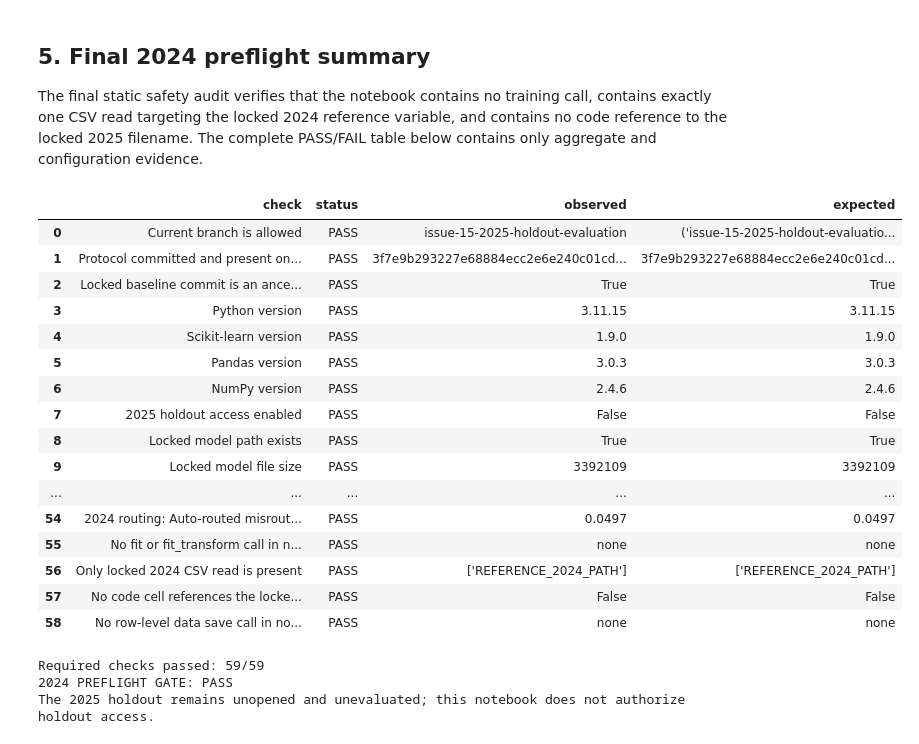
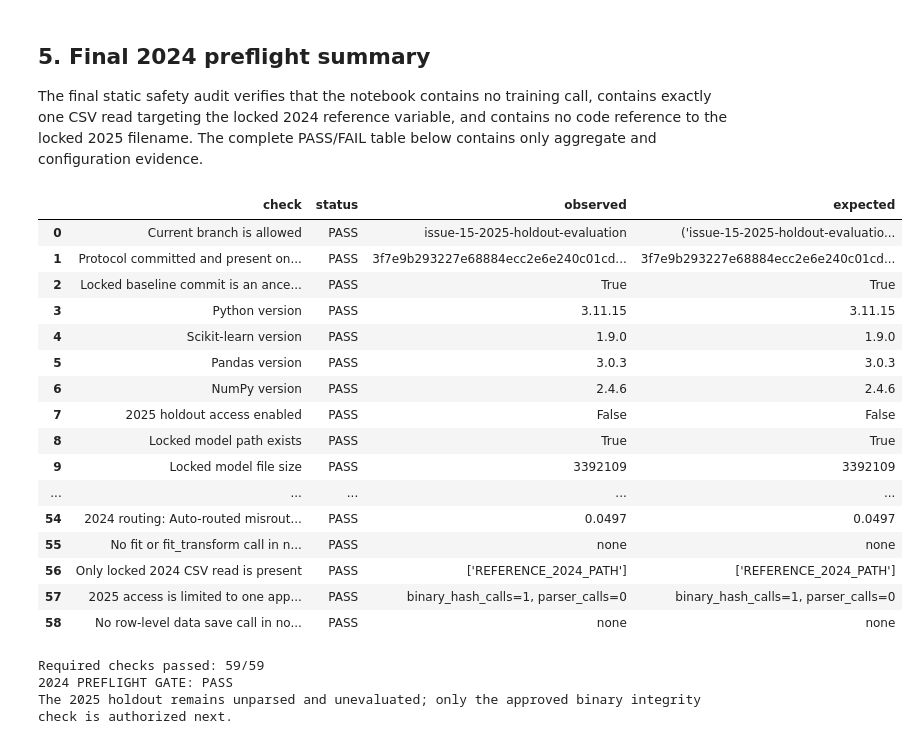
Before and after one commit to rihua-tech/financial-complaint-auto-routing-nlp, a Jupyter notebook: notebooks/07_2025_out_of_time_validation.ipynb, the cells around one changed output. Drawn from its saved outputs; the diff is of its cells as text; code cells hidden in the pictures.

Commit message:
test: verify 2025 holdout file integrity

```diff
--- a/notebooks/07_2025_out_of_time_validation.ipynb
+++ b/notebooks/07_2025_out_of_time_validation.ipynb
@@ -617,6 +620,9 @@ with NOTEBOOK_PATH.open("r", encoding="utf-8") as notebook_handle:
 code_cells = [cell.source for cell in notebook_document.cells if cell.cell_type == "code"]
 forbidden_training_calls = []
 csv_read_arguments = []
+approved_holdout_hash_calls = []
+holdout_parser_calls = []
+parser_call_names = {"read_csv", "read_table", "read_fwf", "read_json", "read_parquet"}
 for cell_index, source in enumerate(code_cells):
     syntax_tree = ast.parse(source)
     for node in ast.walk(syntax_tree):
@@ -632,6 +638,10 @@ for cell_index, source in enumerate(code_cells):
             forbidden_training_calls.append((cell_index, call_name))
         if call_name == "read_csv" and node.args:
             csv_read_arguments.append(ast.unparse(node.args[0]))
+        if call_name == "sha256_file" and node.args and ast.unparse(node.args[0]) == "HOLDOUT_2025_PATH":
+            approved_holdout_hash_calls.append(cell_index)
+        if call_name in parser_call_names and node.args and "HOLDOUT_2025_PATH" in ast.unparse(node.args[0]):
+            holdout_parser_calls.append((cell_index, call_name))
 
 record_check(
     "No fit or fit_transform call in notebook",
@@ -646,13 +656,11 @@ record_check(
     ["REFERENCE_2024_PATH"],
 )
 
-locked_holdout_filename = "cfpb_complaints_" + "2025_raw.csv"
-holdout_filename_in_code = any(locked_holdout_filename in source for source in code_cells)
 record_check(
-    "No code cell references the locked 2025 CSV filename",
-    not holdout_filename_in_code,
-    holdout_filename_in_code,
-    False,
+    "2025 access is limited to one approved binary SHA-256 call",
+    len(approved_holdout_hash_calls) == 1 and not holdout_parser_calls,
+    f"binary_hash_calls={len(approved_holdout_hash_calls)}, parser_calls={len(holdout_parser_calls)}",
+    "binary_hash_calls=1, parser_calls=0",
 )
 
 save_call_names = {"to_csv", "to_parquet", "to_pickle", "to_json", "save", "savez", "dump"}
@@ -668,36 +676,36 @@ record_check(
     row_level_save_calls or "none",
     "none",
 )
 
 stop_if_failed("Final 2024 preflight safety audit")
 preflight_table = pd.DataFrame(check_records)
 display(preflight_table)
 
 all_checks_passed = bool(preflight_table["status"].eq("PASS").all())
 if not all_checks_passed:
     raise RuntimeError("2024 preflight gate FAILED. The 2025 holdout must remain unopened.")
 
 print(f"Required checks passed: {len(preflight_table)}/{len(preflight_table)}")
 print("2024 PREFLIGHT GATE: PASS")
-print("The 2025 holdout remains unopened and unevaluated; this notebook does not authorize holdout access.")
+print("The 2025 holdout remains unparsed and unevaluated; only the approved binary integrity check is authorized next.")
 # %% [output]
 |  | check | status | observed | expected |
 | 0 | Current branch is allowed | PASS | issue-15-2025-holdout-evaluation | ('issue-15-2025-holdout-evaluatio... |
 | 1 | Protocol committed and present on... | PASS | 3f7e9b293227e68884ecc2e6e240c01cd... | 3f7e9b293227e68884ecc2e6e240c01cd... |
 | 2 | Locked baseline commit is an ance... | PASS | True | True |
 | 3 | Python version | PASS | 3.11.15 | 3.11.15 |
 | 4 | Scikit-learn version | PASS | 1.9.0 | 1.9.0 |
 | 5 | Pandas version | PASS | 3.0.3 | 3.0.3 |
 | 6 | NumPy version | PASS | 2.4.6 | 2.4.6 |
 | 7 | 2025 holdout access enabled | PASS | False | False |
 | 8 | Locked model path exists | PASS | True | True |
 | 9 | Locked model file size | PASS | 3392109 | 3392109 |
 | ... | ... | ... | ... | ... |
 | 54 | 2024 routing: Auto-routed misrout... | PASS | 0.0497 | 0.0497 |
 | 55 | No fit or fit_transform call in n... | PASS | none | none |
 | 56 | Only locked 2024 CSV read is present | PASS | ['REFERENCE_2024_PATH'] | ['REFERENCE_2024_PATH'] |
-| 57 | No code cell references the locke... | PASS | False | False |
+| 57 | 2025 access is limited to one app... | PASS | binary_hash_calls=1, parser_calls=0 | binary_hash_calls=1, parser_calls=0 |
 | 58 | No row-level data save call in no... | PASS | none | none |
 Required checks passed: 59/59
 2024 PREFLIGHT GATE: PASS
-The 2025 holdout remains unopened and unevaluated; this notebook does not authorize holdout access.
+The 2025 holdout remains unparsed and unevaluated; only the approved binary integrity check is authorized next.
```
Also changed, not shown: parts of 3 cells of this notebook.
